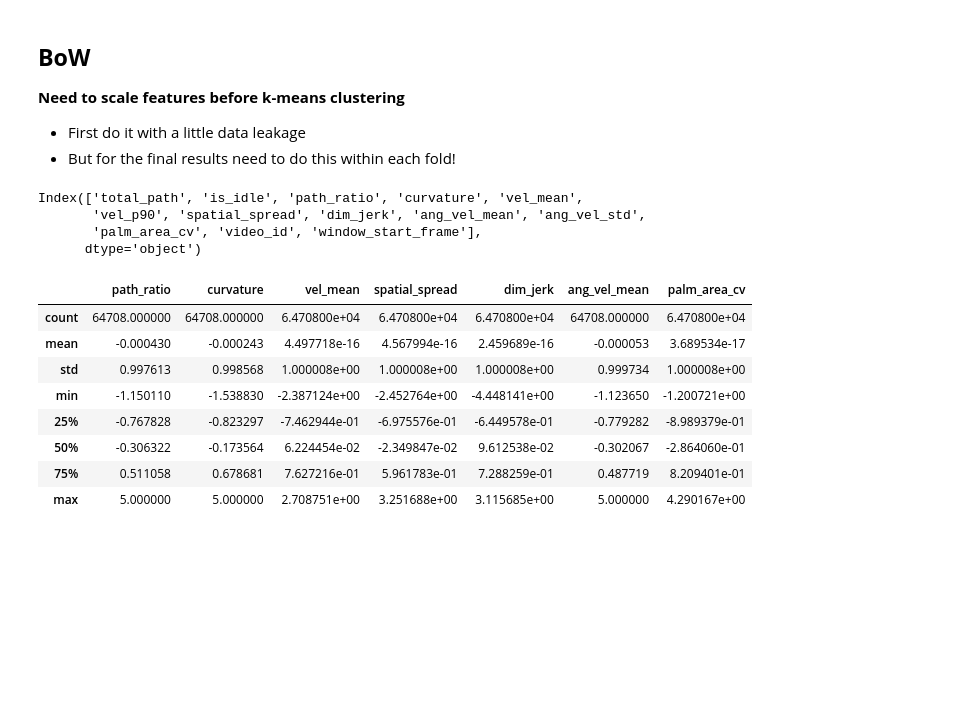
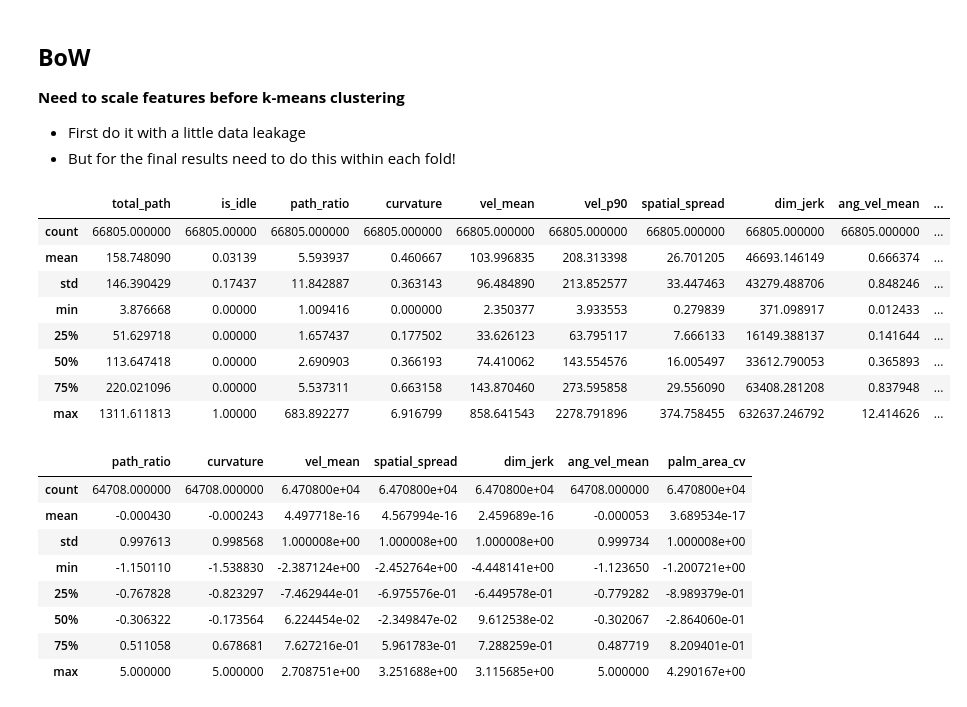
Before and after one commit to FinnWeikert/master-project, a Jupyter notebook: notebooks_final/final_window_features.ipynb, the cells around one changed output. Saved outputs shown, nothing was run; the diff lists cells and outputs as text; code cells hidden in the pictures; blank space fills up the shorter version.

```diff
--- a/notebooks_final/final_window_features.ipynb
+++ b/notebooks_final/final_window_features.ipynb
@@ -319,12 +319,17 @@ if not with_idle:
 else:
     df = df_window_features.copy()
 # %%
-df_window_features.columns
+df_window_features.describe()
 # %% [output]
-Index(['total_path', 'is_idle', 'path_ratio', 'curvature', 'vel_mean',
-       'vel_p90', 'spatial_spread', 'dim_jerk', 'ang_vel_mean', 'ang_vel_std',
-       'palm_area_cv', 'video_id', 'window_start_frame'],
-      dtype='object')
+|  | total_path | is_idle | path_ratio | curvature | vel_mean | vel_p90 | spatial_spread | dim_jerk | ang_vel_mean | ... |
+| count | 66805.000000 | 66805.00000 | 66805.000000 | 66805.000000 | 66805.000000 | 66805.000000 | 66805.000000 | 66805.000000 | 66805.000000 | ... |
+| mean | 158.748090 | 0.03139 | 5.593937 | 0.460667 | 103.996835 | 208.313398 | 26.701205 | 46693.146149 | 0.666374 | ... |
+| std | 146.390429 | 0.17437 | 11.842887 | 0.363143 | 96.484890 | 213.852577 | 33.447463 | 43279.488706 | 0.848246 | ... |
+| min | 3.876668 | 0.00000 | 1.009416 | 0.000000 | 2.350377 | 3.933553 | 0.279839 | 371.098917 | 0.012433 | ... |
+| 25% | 51.629718 | 0.00000 | 1.657437 | 0.177502 | 33.626123 | 63.795117 | 7.666133 | 16149.388137 | 0.141644 | ... |
+| 50% | 113.647418 | 0.00000 | 2.690903 | 0.366193 | 74.410062 | 143.554576 | 16.005497 | 33612.790053 | 0.365893 | ... |
+| 75% | 220.021096 | 0.00000 | 5.537311 | 0.663158 | 143.870460 | 273.595858 | 29.556090 | 63408.281208 | 0.837948 | ... |
+| max | 1311.611813 | 1.00000 | 683.892277 | 6.916799 | 858.641543 | 2278.791896 | 374.758455 | 632637.246792 | 12.414626 | ... |
 # %%
 feature_cols = [col for col in df_window_features.columns if col not in ['video_id', 'window_start_frame']]
 
```
Also changed, not shown: 7 other files.
